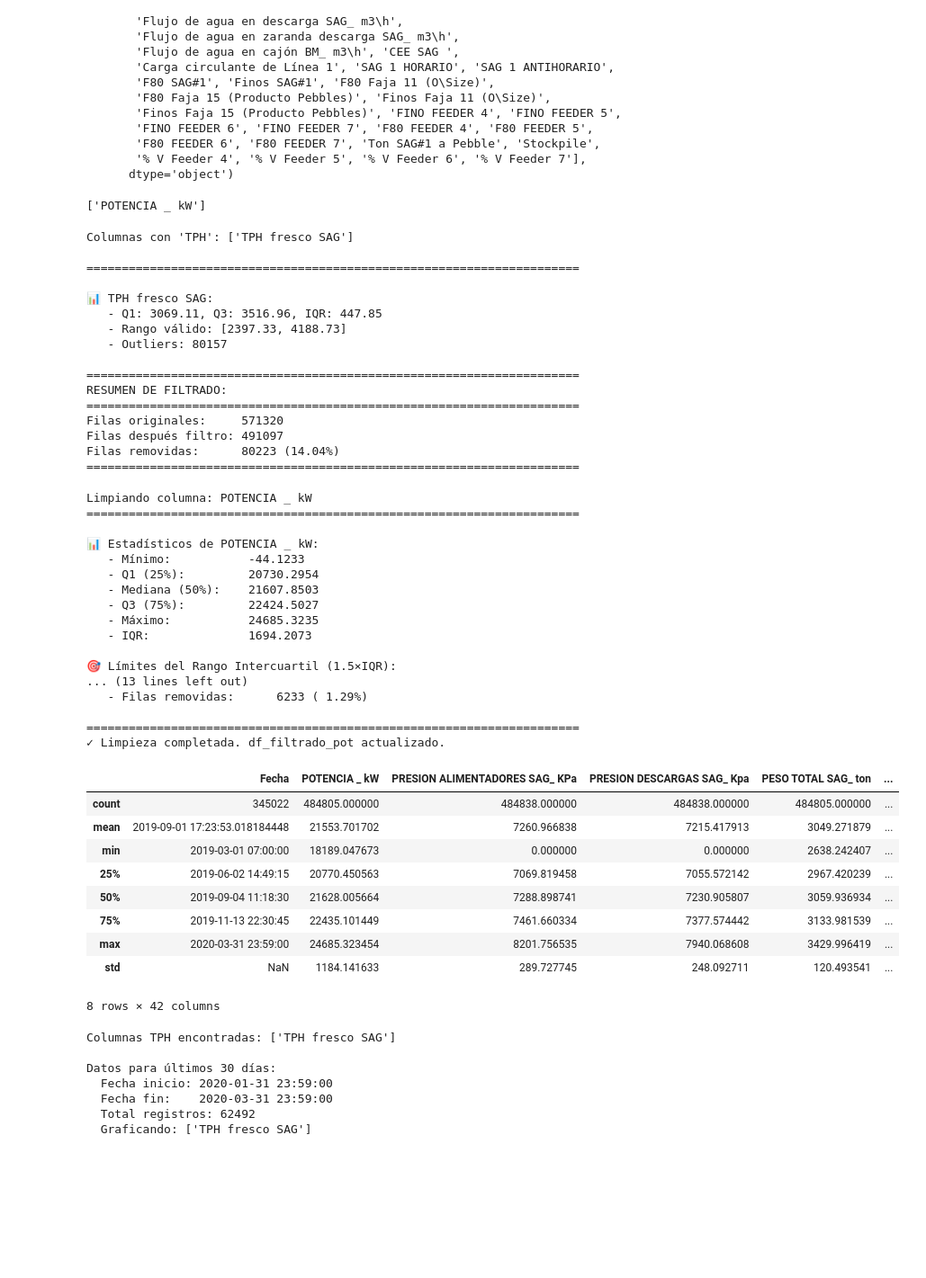
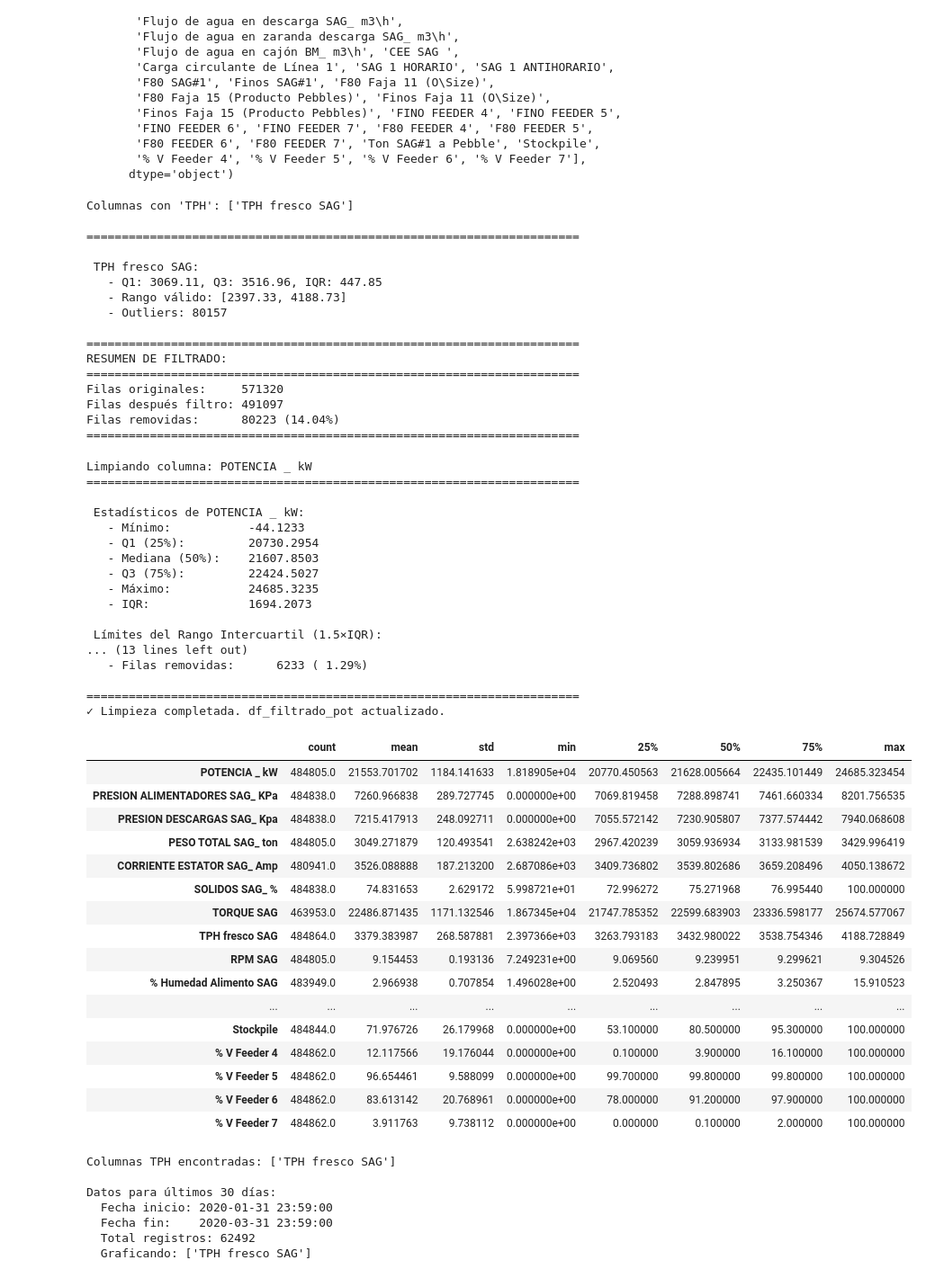
Before and after one commit to diperezbgit/misti_project, a Jupyter notebook: proy_misti_02.ipynb, the cells around one changed output. Shown at 90% size. Drawn from its saved outputs; the diff is of its cells as text; code cells hidden in the pictures; blank space fills up the shorter version.

```diff
--- a/proy_misti_02.ipynb
+++ b/proy_misti_02.ipynb
@@ -21 +20,4 @@ df = pd.read_parquet(r"D:\MAESTRIA DATA SCIENCE\semestre3\misti\clase04\DB_ML.pa
+# %%
+# Leer el archivo Parquet
+df = pd.read_parquet("DB_ML.parquet", engine="fastparquet")
 # %%
@@ -132,11 +166,6 @@ Index(['Fecha', 'POTENCIA _ kW', ' PRESION ALIMENTADORES SAG_ KPa',
        'F80 FEEDER 6', 'F80 FEEDER 7', 'Ton SAG#1 a Pebble', 'Stockpile',
        '% V Feeder 4', '% V Feeder 5', '% V Feeder 6', '% V Feeder 7'],
       dtype='object')
-# %%
-columnas_TPH = [col for col in df.columns if "POT" in col]
-columnas_TPH
-# %% [output]
-['POTENCIA _ kW']
 # %%
 # Filtrar registros dentro del rango intercuartil para variables TPH
 
@@ -162,7 +191,7 @@ for col in columnas_TPH:
     # Contar outliers
     outliers_en_col = ((df[col] < limite_inferior) | (df[col] > limite_superior)).sum()
 
-    print(f"\n📊 {col}:")
+    print(f"\n {col}:")
     print(f"   - Q1: {Q1:.2f}, Q3: {Q3:.2f}, IQR: {IQR:.2f}")
     print(f"   - Rango válido: [{limite_inferior:.2f}, {limite_superior:.2f}]")
     print(f"   - Outliers: {outliers_en_col}")
@@ -185,7 +214,7 @@ Columnas con 'TPH': ['TPH fresco SAG']
 
 ======================================================================
 
-📊 TPH fresco SAG:
+ TPH fresco SAG:
    - Q1: 3069.11, Q3: 3516.96, IQR: 447.85
    - Rango válido: [2397.33, 4188.73]
    - Outliers: 80157
@@ -223,7 +252,7 @@ if columna_potencia in df_filtrado_pot.columns:
     num_outliers = outliers_mask.sum()
 
     # Mostrar información detallada
-    print(f"\n📊 Estadísticos de {columna_potencia}:")
+    print(f"\n Estadísticos de {columna_potencia}:")
     print(f"   - Mínimo:           {df_filtrado_pot[columna_potencia].min():.4f}")
     print(f"   - Q1 (25%):         {Q1:.4f}")
     print(f"   - Mediana (50%):    {df_filtrado_pot[columna_potencia].median():.4f}")
@@ -231,16 +260,16 @@ if columna_potencia in df_filtrado_pot.columns:
     print(f"   - Máximo:           {df_filtrado_pot[columna_potencia].max():.4f}")
     print(f"   - IQR:              {IQR:.4f}")
 
-    print(f"\n🎯 Límites del Rango Intercuartil (1.5×IQR):")
+    print(f"\n Límites del Rango Intercuartil (1.5×IQR):")
     print(f"   - Límite inferior:  {limite_inferior:.4f}")
     print(f"   - Límite superior:  {limite_superior:.4f}")
 
-    print(f"\n⚠️  Outliers detectados: {num_outliers} ({num_outliers/len(df_filtrado_pot)*100:.2f}%)")
+    print(f"\n  Outliers detectados: {num_outliers} ({num_outliers/len(df_filtrado_pot)*100:.2f}%)")
 
     # Mostrar ejemplos de valores removidos
     if num_outliers > 0:
         outliers_valores = df_filtrado_pot[outliers_mask][columna_potencia].sort_values()
-        print(f"\n🔍 Valores de outliers a remover:")
+        print(f"\n Valores de outliers a remover:")
         print(f"   - Valores bajos (< {limite_inferior:.4f}): {(outliers_valores < limite_inferior).sum()}")
         print(f"   - Valores altos (> {limite_superior:.4f}): {(outliers_valores > limite_superior).sum()}")
         print(f"   - Rango de outliers: [{outliers_valores.min():.4f}, {outliers_valores.max():.4f}]")
@@ -248,20 +277,20 @@ if columna_potencia in df_filtrado_pot.columns:
     # Limpiar el dataframe
     df_filtrado_pot = df_filtrado_pot[~outliers_mask].copy()
 
-    print(f"\n📈 Resumen de limpieza:")
+    print(f"\n Resumen de limpieza:")
     print(f"   - Filas originales:     {len(df_filtrado_pot) + num_outliers}")
     print(f"   - Filas después:        {len(df_filtrado_pot)}")
     print(f"   - Filas removidas:      {num_outliers} ( {num_outliers/len(df_filtrado_pot)*100:.2f}%)")
     print("\n" + "=" * 70)
     print("✓ Limpieza completada. df_filtrado_pot actualizado.")
 else:
-    print(f"❌ Error: La columna '{columna_potencia}' no existe en el dataframe")
+    print(f" Error: La columna '{columna_potencia}' no existe en el dataframe")
     print(f"Columnas disponibles: {list(df_filtrado_pot.columns)}")
 # %% [output]
 Limpiando columna: POTENCIA _ kW
 ======================================================================
 
-📊 Estadísticos de POTENCIA _ kW:
+ Estadísticos de POTENCIA _ kW:
    - Mínimo:           -44.1233
    - Q1 (25%):         20730.2954
    - Mediana (50%):    21607.8503
@@ -269,24 +298,31 @@ Limpiando columna: POTENCIA _ kW
    - Máximo:           24685.3235
    - IQR:              1694.2073
 
-🎯 Límites del Rango Intercuartil (1.5×IQR):
+ Límites del Rango Intercuartil (1.5×IQR):
 ... (13 lines left out)
    - Filas removidas:      6233 ( 1.29%)
 
 ======================================================================
 ✓ Limpieza completada. df_filtrado_pot actualizado.
 # %%
-df_filtrado_pot.describe()
+df_filtrado_pot.describe(include='number').T
 # %% [output]
-|  | Fecha | POTENCIA _ kW | PRESION ALIMENTADORES SAG_ KPa | PRESION DESCARGAS SAG_ Kpa | PESO TOTAL SAG_ ton | ... |
-| count | 345022 | 484805.000000 | 484838.000000 | 484838.000000 | 484805.000000 | ... |
-| mean | 2019-09-01 17:23:53.018184448 | 21553.701702 | 7260.966838 | 7215.417913 | 3049.271879 | ... |
-| min | 2019-03-01 07:00:00 | 18189.047673 | 0.000000 | 0.000000 | 2638.242407 | ... |
-| 25% | 2019-06-02 14:49:15 | 20770.450563 | 7069.819458 | 7055.572142 | 2967.420239 | ... |
-| 50% | 2019-09-04 11:18:30 | 21628.005664 | 7288.898741 | 7230.905807 | 3059.936934 | ... |
-| 75% | 2019-11-13 22:30:45 | 22435.101449 | 7461.660334 | 7377.574442 | 3133.981539 | ... |
-| max | 2020-03-31 23:59:00 | 24685.323454 | 8201.756535 | 7940.068608 | 3429.996419 | ... |
-| std | NaN | 1184.141633 | 289.727745 | 248.092711 | 120.493541 | ... |
+|  | count | mean | std | min | 25% | 50% | 75% | max |
+| POTENCIA _ kW | 484805.0 | 21553.701702 | 1184.141633 | 1.818905e+04 | 20770.450563 | 21628.005664 | 22435.101449 | 24685.323454 |
+| PRESION ALIMENTADORES SAG_ KPa | 484838.0 | 7260.966838 | 289.727745 | 0.000000e+00 | 7069.819458 | 7288.898741 | 7461.660334 | 8201.756535 |
+| PRESION DESCARGAS SAG_ Kpa | 484838.0 | 7215.417913 | 248.092711 | 0.000000e+00 | 7055.572142 | 7230.905807 | 7377.574442 | 7940.068608 |
+| PESO TOTAL SAG_ ton | 484805.0 | 3049.271879 | 120.493541 | 2.638242e+03 | 2967.420239 | 3059.936934 | 3133.981539 | 3429.996419 |
+| CORRIENTE ESTATOR SAG_ Amp | 480941.0 | 3526.088888 | 187.213200 | 2.687086e+03 | 3409.736802 | 3539.802686 | 3659.208496 | 4050.138672 |
+| SOLIDOS SAG_ % | 484838.0 | 74.831653 | 2.629172 | 5.998721e+01 | 72.996272 | 75.271968 | 76.995440 | 100.000000 |
+| TORQUE SAG | 463953.0 | 22486.871435 | 1171.132546 | 1.867345e+04 | 21747.785352 | 22599.683903 | 23336.598177 | 25674.577067 |
+| TPH fresco SAG | 484864.0 | 3379.383987 | 268.587881 | 2.397366e+03 | 3263.793183 | 3432.980022 | 3538.754346 | 4188.728849 |
+| RPM SAG | 484805.0 | 9.154453 | 0.193136 | 7.249231e+00 | 9.069560 | 9.239951 | 9.299621 | 9.304526 |
+| % Humedad Alimento SAG | 483949.0 | 2.966938 | 0.707854 | 1.496028e+00 | 2.520493 | 2.847895 | 3.250367 | 15.910523 |
+| ... | ... | ... | ... | ... | ... | ... | ... | ... |
+| Stockpile | 484844.0 | 71.976726 | 26.179968 | 0.000000e+00 | 53.100000 | 80.500000 | 95.300000 | 100.000000 |
+| % V Feeder 4 | 484862.0 | 12.117566 | 19.176044 | 0.000000e+00 | 0.100000 | 3.900000 | 16.100000 | 100.000000 |
+| % V Feeder 5 | 484862.0 | 96.654461 | 9.588099 | 0.000000e+00 | 99.700000 | 99.800000 | 99.800000 | 100.000000 |
+| % V Feeder 6 | 484862.0 | 83.613142 | 20.768961 | 0.000000e+00 | 78.000000 | 91.200000 | 97.900000 | 100.000000 |
+| % V Feeder 7 | 484862.0 | 3.911763 | 9.738112 | 0.000000e+00 | 0.000000 | 0.100000 | 2.000000 | 100.000000 |
-8 rows × 42 columns
 # %%
 # Gráfica Time Series: Fecha vs TPH (solo últimos 30 días)
```
Also changed, not shown: parts of 26 cells of this notebook, 2 other files.
